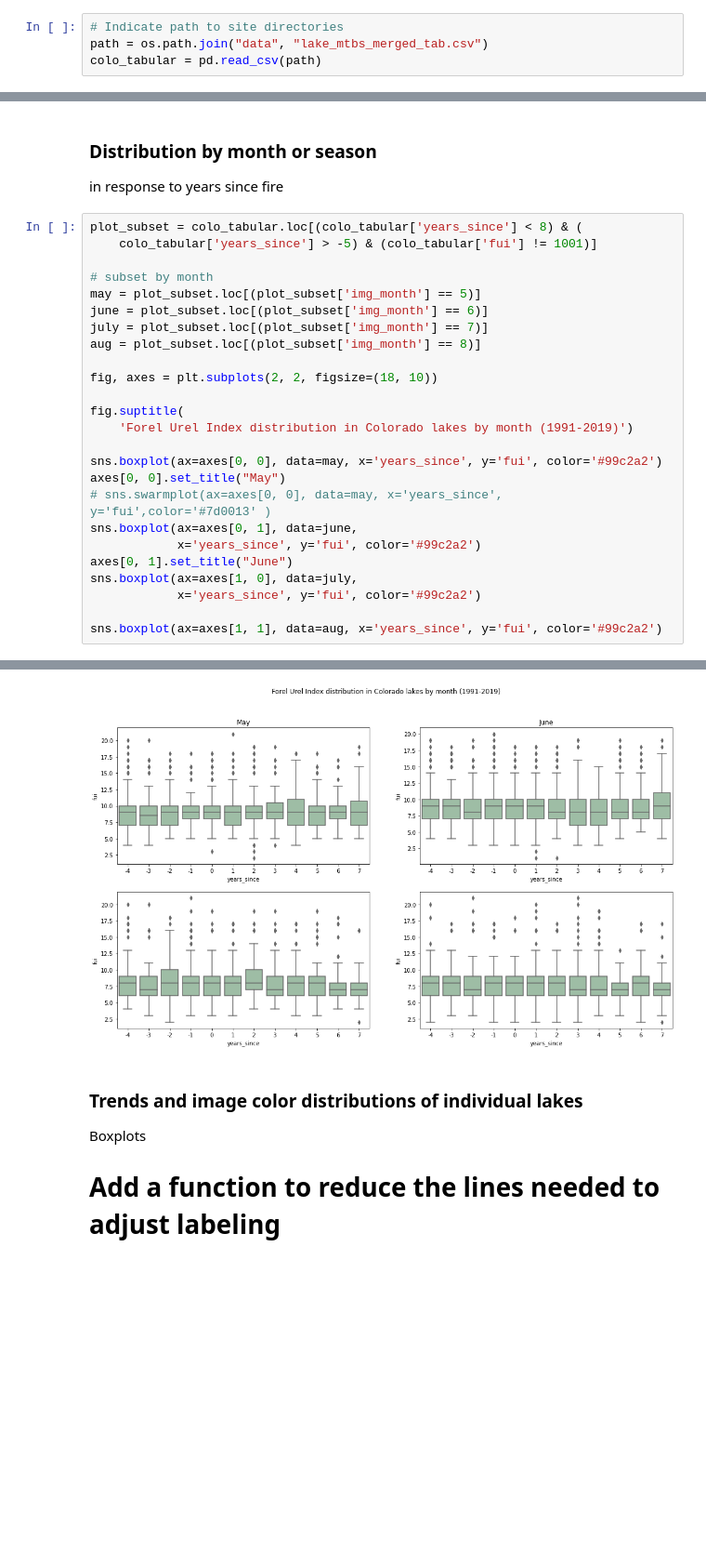
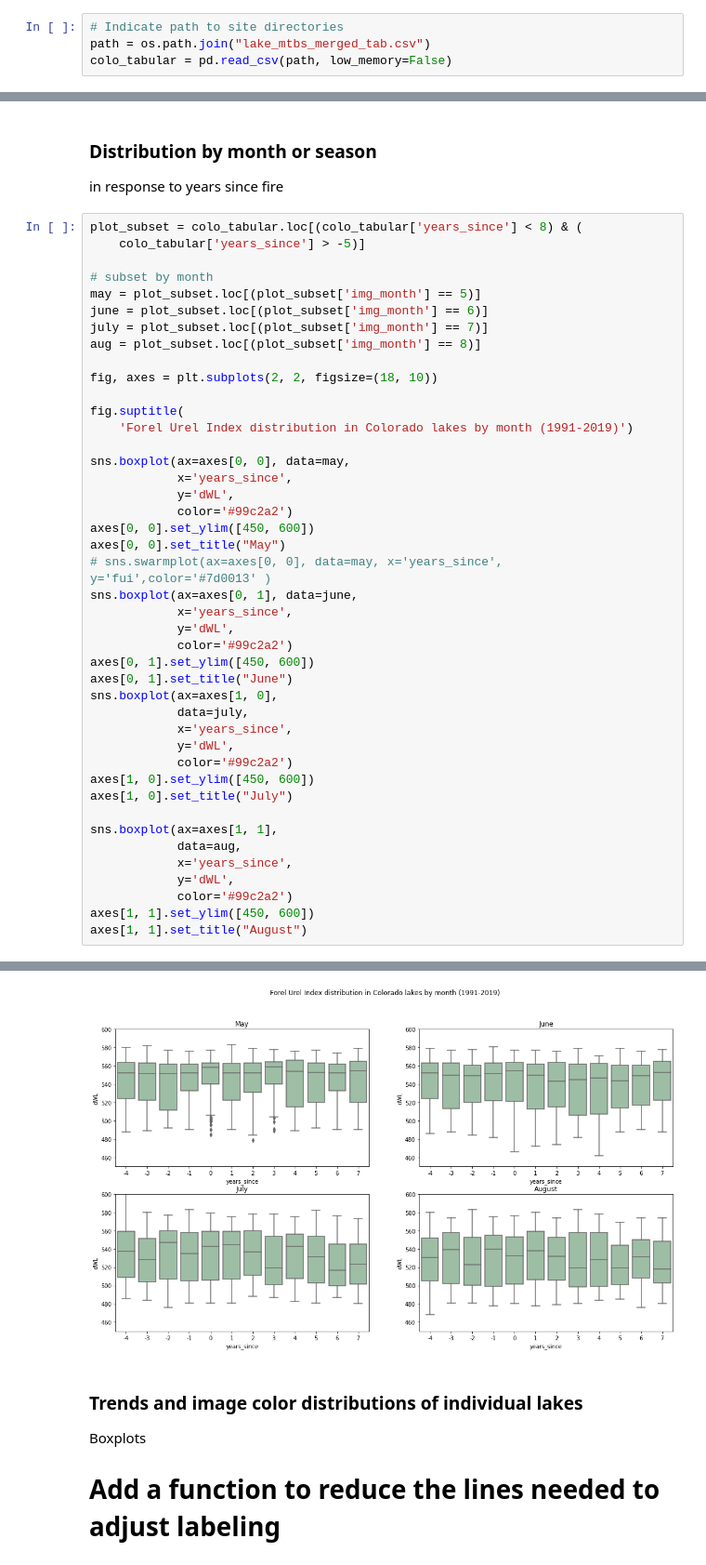
Before and after one commit to earthlab-education/ea-2021-final-project-wildfire_lake_productivity, a Jupyter notebook: data_collection_and_analysis_notebooks/02_observe_color_trends.ipynb, the cells around one changed output, grey strips where cells are left out. Shown at 93% size. Cells and saved outputs as stored; diff of their text form; blank space fills up the shorter version.

```diff
--- a/scripts/02_observe_color_trends.ipynb
+++ b/data_collection_and_analysis_notebooks/02_observe_color_trends.ipynb
@@ -48,5 +48,5 @@ path exists
 Produced in the last step of 01_download_clip_merge, the merged dataset matches tabular data from MTBS and LimnoSat datasets based on overlappling lake and fire polygons
 # %%
 # Indicate path to site directories
-path = os.path.join("data", "lake_mtbs_merged_tab.csv")
-colo_tabular = pd.read_csv(path)
+path = os.path.join("lake_mtbs_merged_tab.csv")
+colo_tabular = pd.read_csv(path, low_memory=False)
@@ -391,7 +368,7 @@ ax.tick_params(axis="y", labelsize=20)
 in response to years since fire
 # %%
 plot_subset = colo_tabular.loc[(colo_tabular['years_since'] < 8) & (
-    colo_tabular['years_since'] > -5) & (colo_tabular['fui'] != 1001)]
+    colo_tabular['years_since'] > -5)]
 
 # subset by month
 may = plot_subset.loc[(plot_subset['img_month'] == 5)]
@@ -404,14 +381,32 @@ fig, axes = plt.subplots(2, 2, figsize=(18, 10))
 fig.suptitle(
     'Forel Urel Index distribution in Colorado lakes by month (1991-2019)')
 
-sns.boxplot(ax=axes[0, 0], data=may, x='years_since', y='fui', color='#99c2a2')
+sns.boxplot(ax=axes[0, 0], data=may,
+            x='years_since',
+            y='dWL',
+            color='#99c2a2')
+axes[0, 0].set_ylim([450, 600])
 axes[0, 0].set_title("May")
 # sns.swarmplot(ax=axes[0, 0], data=may, x='years_since', y='fui',color='#7d0013' )
 sns.boxplot(ax=axes[0, 1], data=june,
-            x='years_since', y='fui', color='#99c2a2')
+            x='years_since',
+            y='dWL',
+            color='#99c2a2')
+axes[0, 1].set_ylim([450, 600])
 axes[0, 1].set_title("June")
-sns.boxplot(ax=axes[1, 0], data=july,
-            x='years_since', y='fui', color='#99c2a2')
+sns.boxplot(ax=axes[1, 0],
+            data=july,
+            x='years_since',
+            y='dWL',
+            color='#99c2a2')
+axes[1, 0].set_ylim([450, 600])
+axes[1, 0].set_title("July")
 
-sns.boxplot(ax=axes[1, 1], data=aug, x='years_since', y='fui', color='#99c2a2')
+sns.boxplot(ax=axes[1, 1],
+            data=aug,
+            x='years_since',
+            y='dWL',
+            color='#99c2a2')
+axes[1, 1].set_ylim([450, 600])
+axes[1, 1].set_title("August")
 # %% [output]
@@ -419,4 +414,4 @@ sns.boxplot(ax=axes[1, 1], data=aug, x='years_since', y='fui', color='#99c2a2')
-[figure, old version]
+[figure, new version]
 # %% [markdown]
 ### Trends and image color distributions of individual lakes
 Boxplots
```
Also changed, not shown: parts of 8 cells of this notebook, 8 other files.
